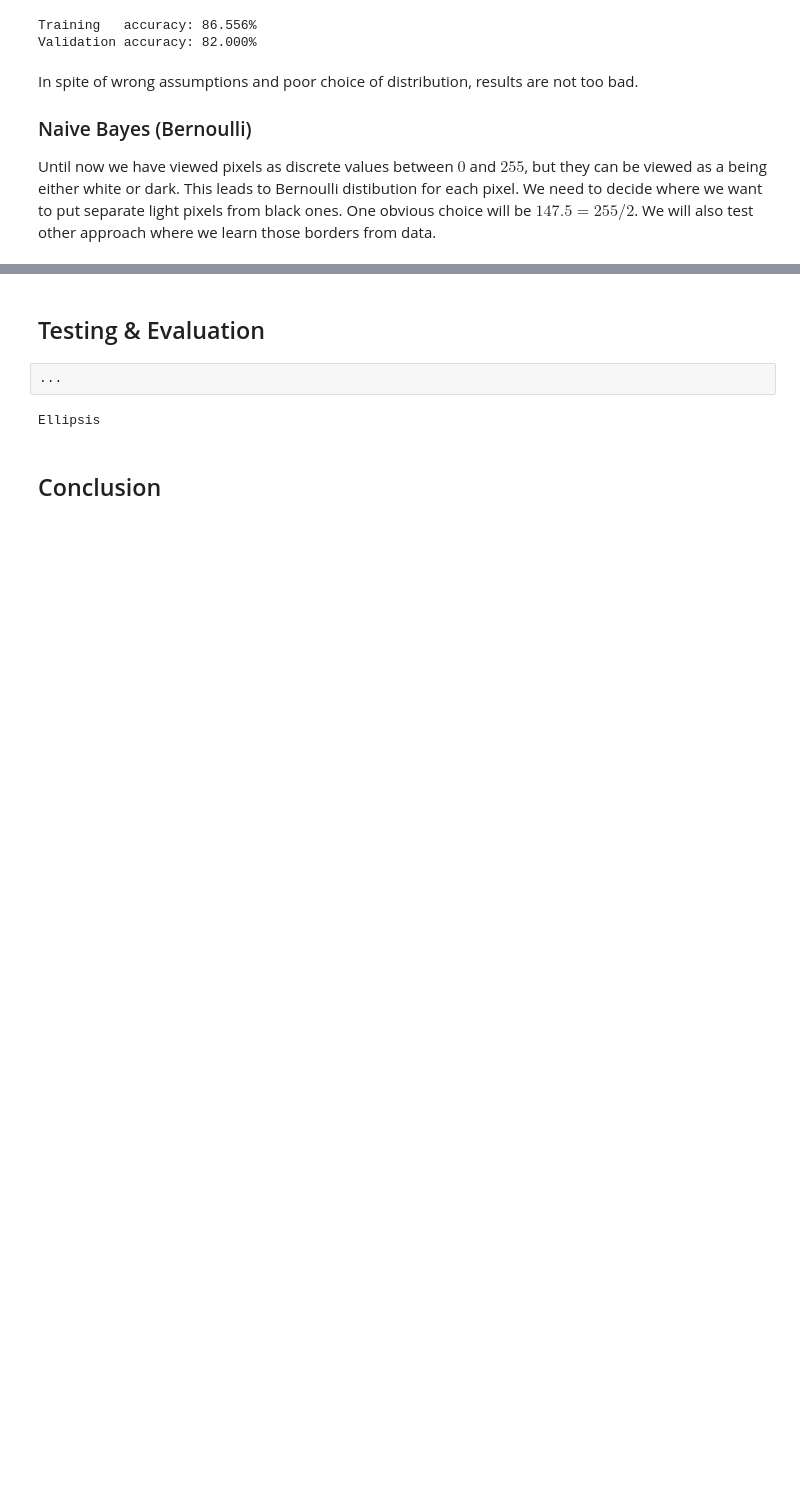
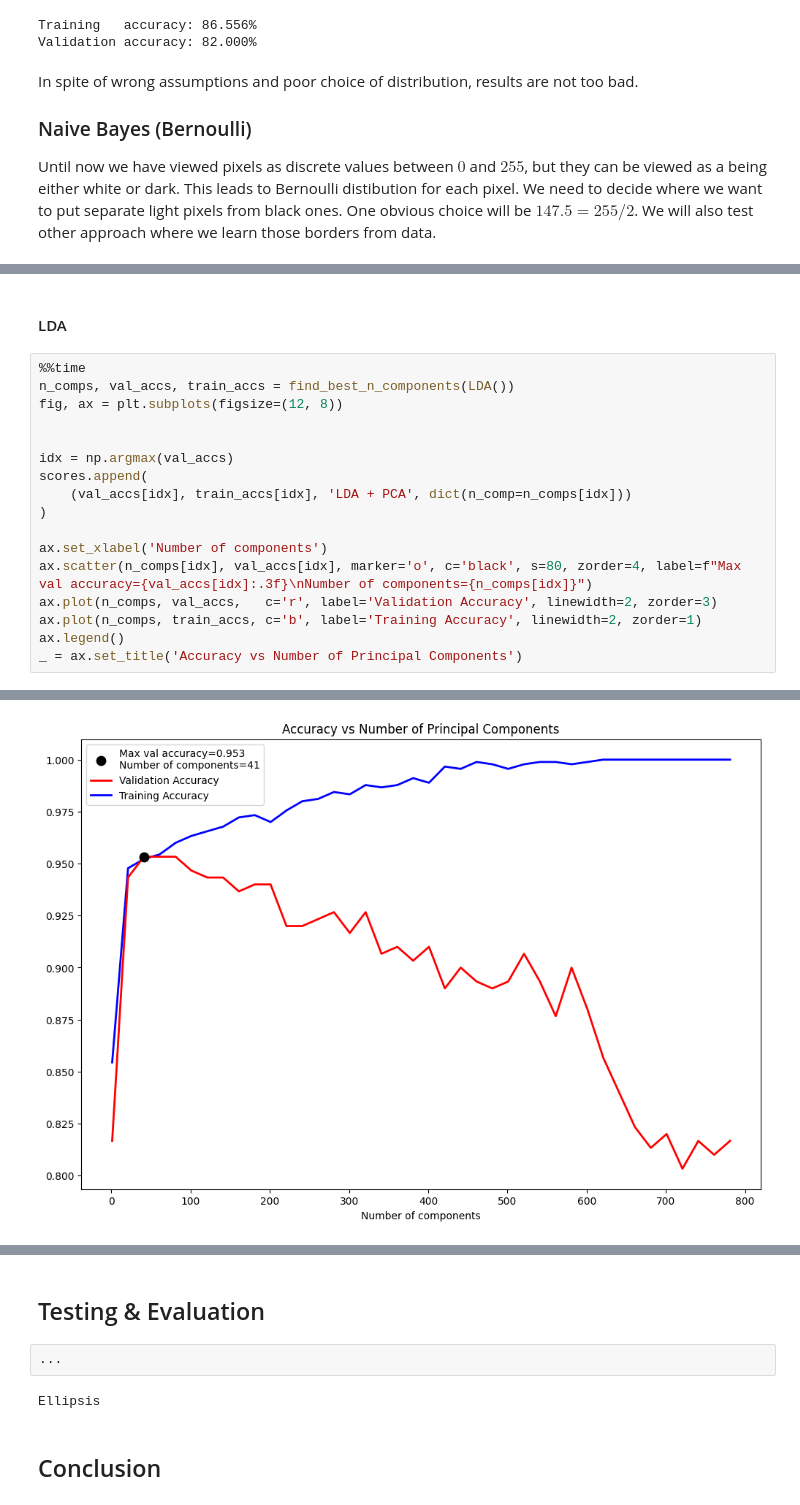
Before and after one commit to ZhigaMason/University, a Jupyter notebook: 01/homework_01_B242.ipynb, the cells around one changed output, grey strips where cells are left out. Drawn from its saved outputs; the diff is of its cells as text; blank space fills up the shorter version.

```diff
--- a/01/homework_01_B242.ipynb
+++ b/01/homework_01_B242.ipynb
@@ -308,0 +448,20 @@ Ellipsis
+# %% [markdown]
+#### LDA
+# %%
+%%time
+n_comps, val_accs, train_accs = find_best_n_components(LDA())
+fig, ax = plt.subplots(figsize=(12, 8))
+
+
+idx = np.argmax(val_accs)
+scores.append(
+    (val_accs[idx], train_accs[idx], 'LDA + PCA', dict(n_comp=n_comps[idx]))
+)
+
+ax.set_xlabel('Number of components')
+ax.scatter(n_comps[idx], val_accs[idx], marker='o', c='black', s=80, zorder=4, label=f"Max val accuracy={val_accs[idx]:.3f}\nNumber of components={n_comps[idx]}")
+ax.plot(n_comps, val_accs,   c='r', label='Validation Accuracy', linewidth=2, zorder=3)
+ax.plot(n_comps, train_accs, c='b', label='Training Accuracy', linewidth=2, zorder=1)
+ax.legend()
+_ = ax.set_title('Accuracy vs Number of Principal Components')
+# %% [output]
@@ -308,0 +470 @@ Ellipsis
+[figure, added]
```
Also changed, not shown: parts of 49 cells of this notebook.
